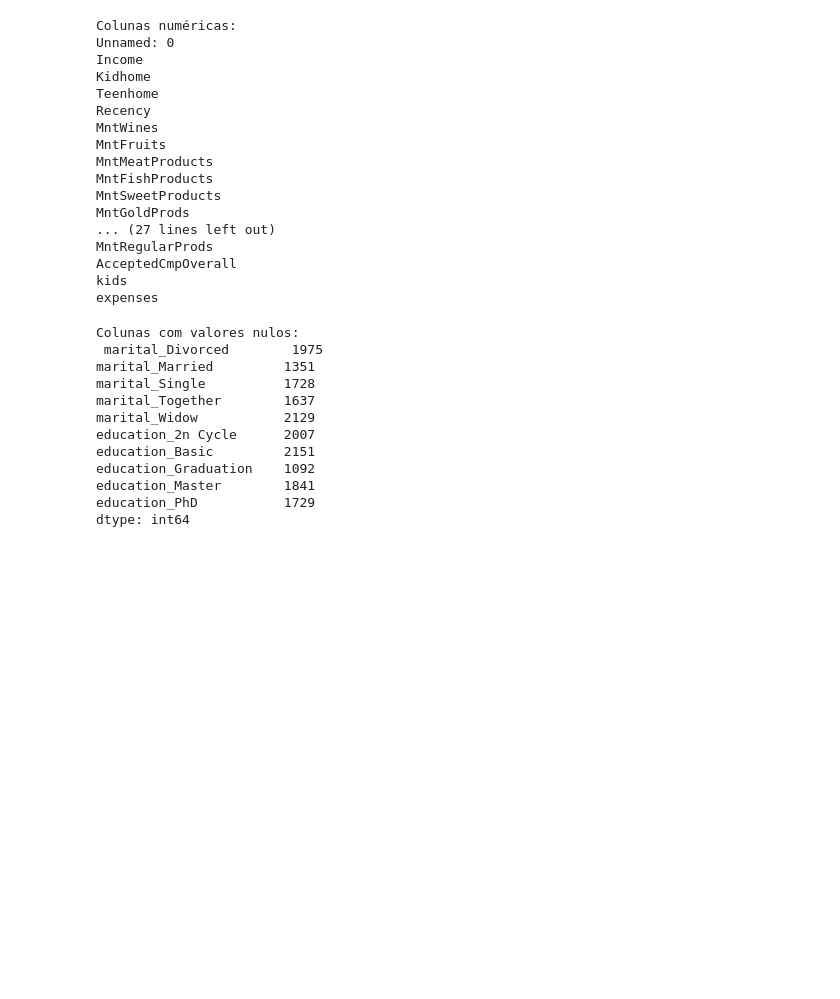
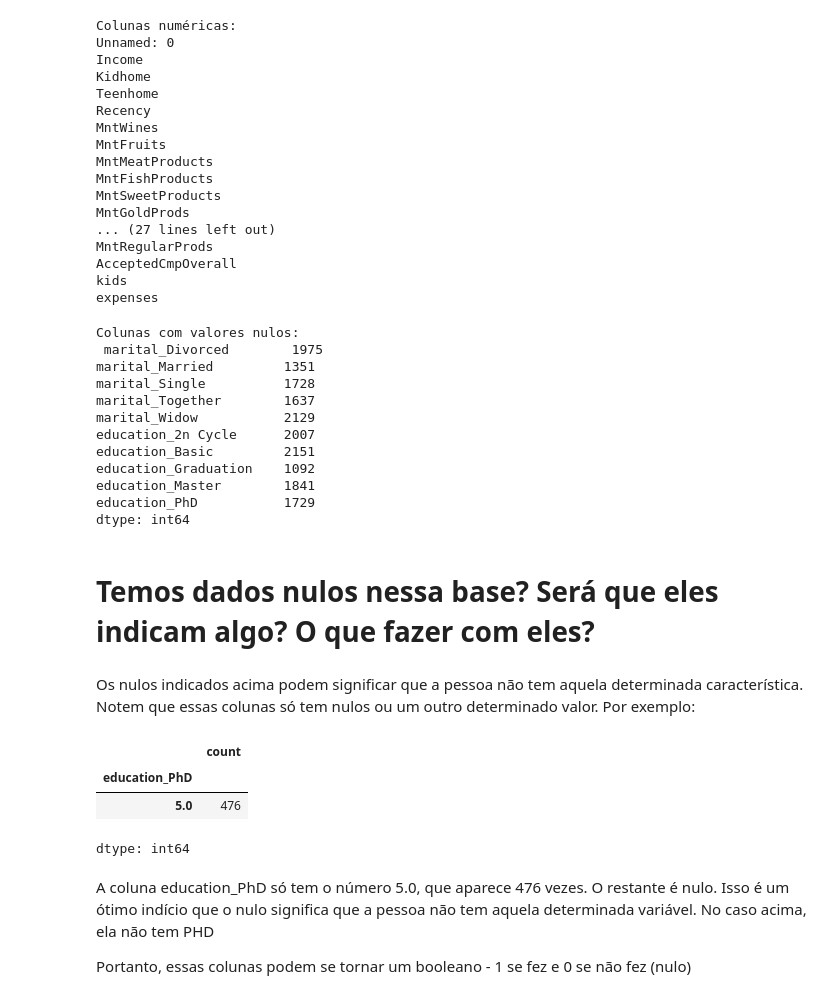
Before and after one commit to naticost/estatistica_descritiva, a Jupyter notebook: atividade.ipynb, the cells around one changed output. Saved outputs shown, nothing was run; the diff lists cells and outputs as text; code cells hidden in the pictures; blank space fills up the shorter version.

Commit message:
tratando os dados nulos

```diff
--- a/atividade.ipynb
+++ b/atividade.ipynb
@@ -153,0 +158,16 @@ mean = df['mkd']
+# %% [markdown]
+# Temos dados nulos nessa base? Será que eles indicam algo? O que fazer com eles?
+# %% [markdown]
+Os nulos indicados acima podem significar que a pessoa não tem aquela determinada característica. Notem que essas colunas só tem nulos ou um outro determinado valor. Por exemplo:
+# %%
+#contando as ocorrências de um valor na coluna education_PhD: o .value_counts() conta apenas os registros não nulos.
+df.education_PhD.value_counts()
+# %% [output]
+|  | count |
+| education_PhD |  |
+| 5.0 | 476 |
+dtype: int64
+# %% [markdown]
+A coluna education_PhD só tem o número 5.0, que aparece 476 vezes. O restante é nulo. Isso é um ótimo indício que o nulo significa que a pessoa não tem aquela determinada variável. No caso acima, ela não tem PHD
+
+Portanto, essas colunas podem se tornar um booleano - 1 se fez e 0 se não fez (nulo)
```
Also changed, not shown: parts of 6 cells of this notebook.
